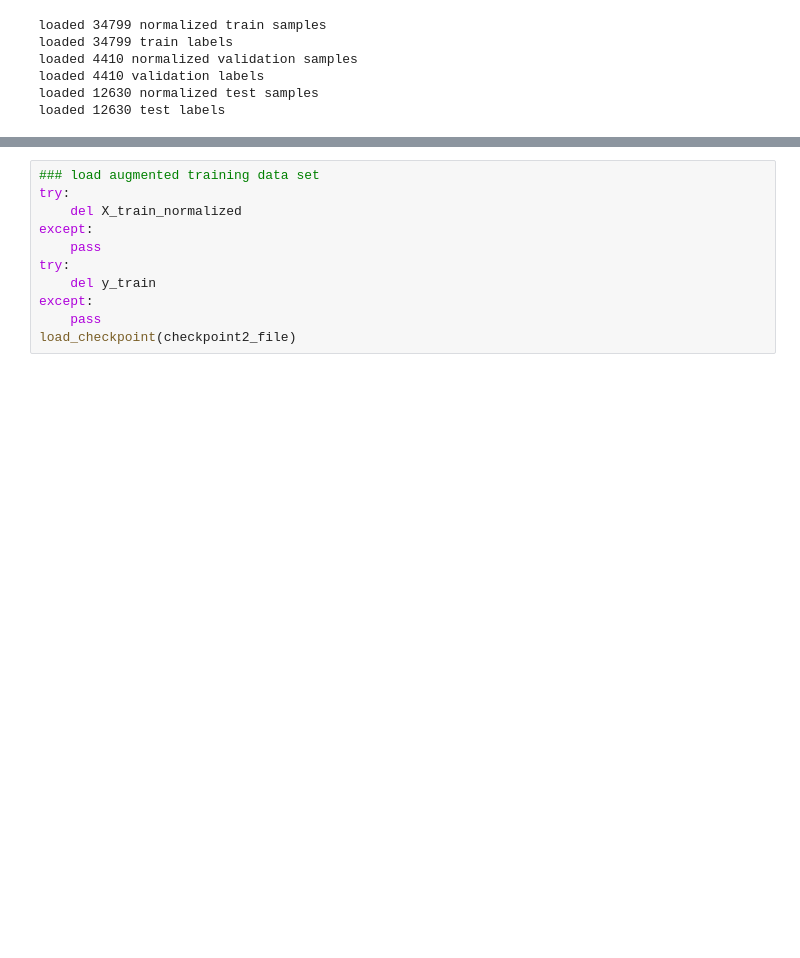
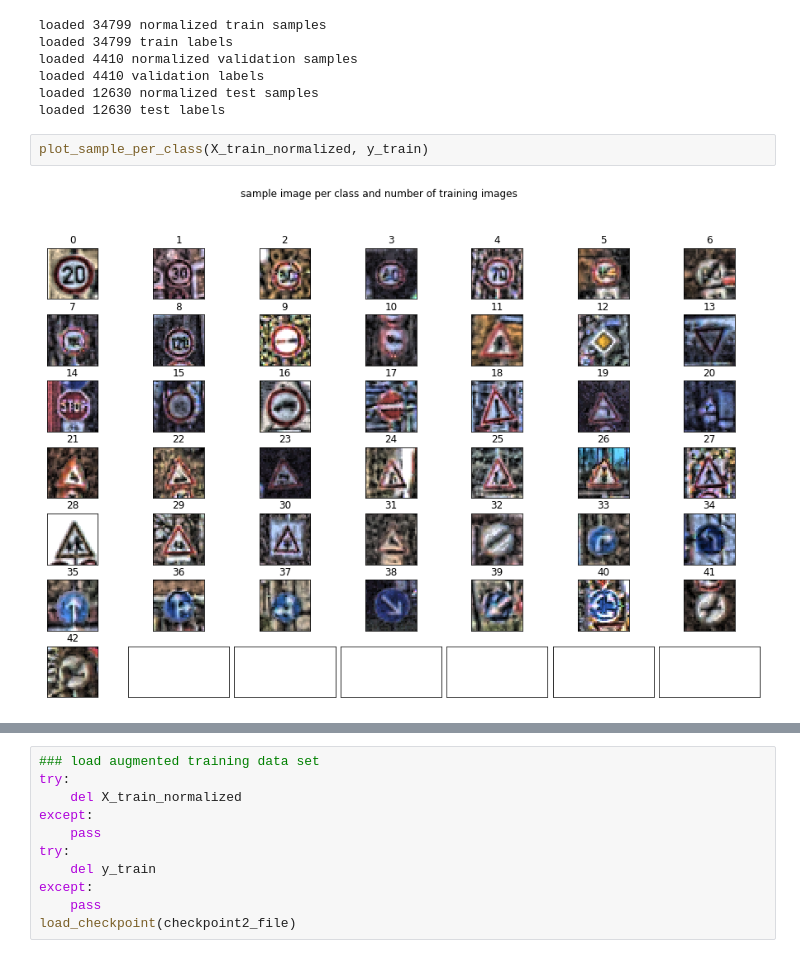
Before and after one commit to mastah43/udacity-carnd-p2, a Jupyter notebook: Traffic_Sign_Classifier.ipynb, the cells around one changed output, grey strips where cells are left out. Drawn from its saved outputs; the diff is of its cells as text; blank space fills up the shorter version.

```diff
--- a/Traffic_Sign_Classifier.ipynb
+++ b/Traffic_Sign_Classifier.ipynb
@@ -320,6 +312,10 @@ loaded 4410 normalized validation samples
 loaded 4410 validation labels
 loaded 12630 normalized test samples
 loaded 12630 test labels
+# %%
+plot_sample_per_class(X_train_normalized, y_train)
+# %% [output]
+[figure, added]
 # %%
 ### increase training data set
 from keras.preprocessing.image import ImageDataGenerator
```
Also changed, not shown: parts of 18 cells of this notebook.
